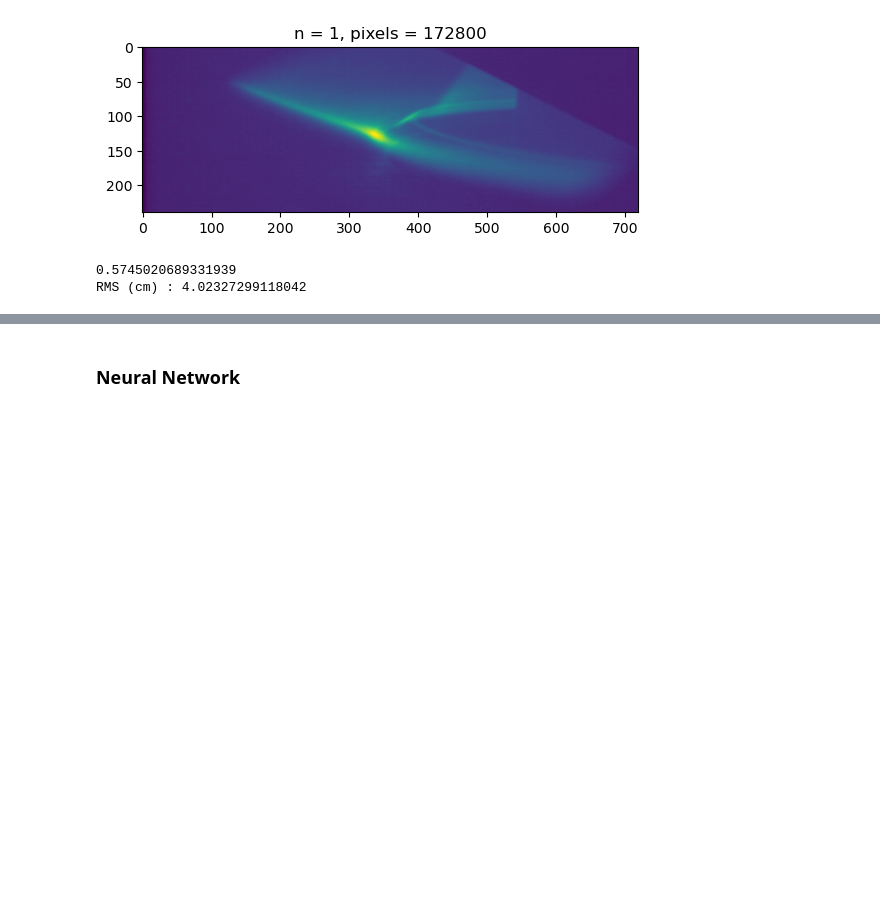
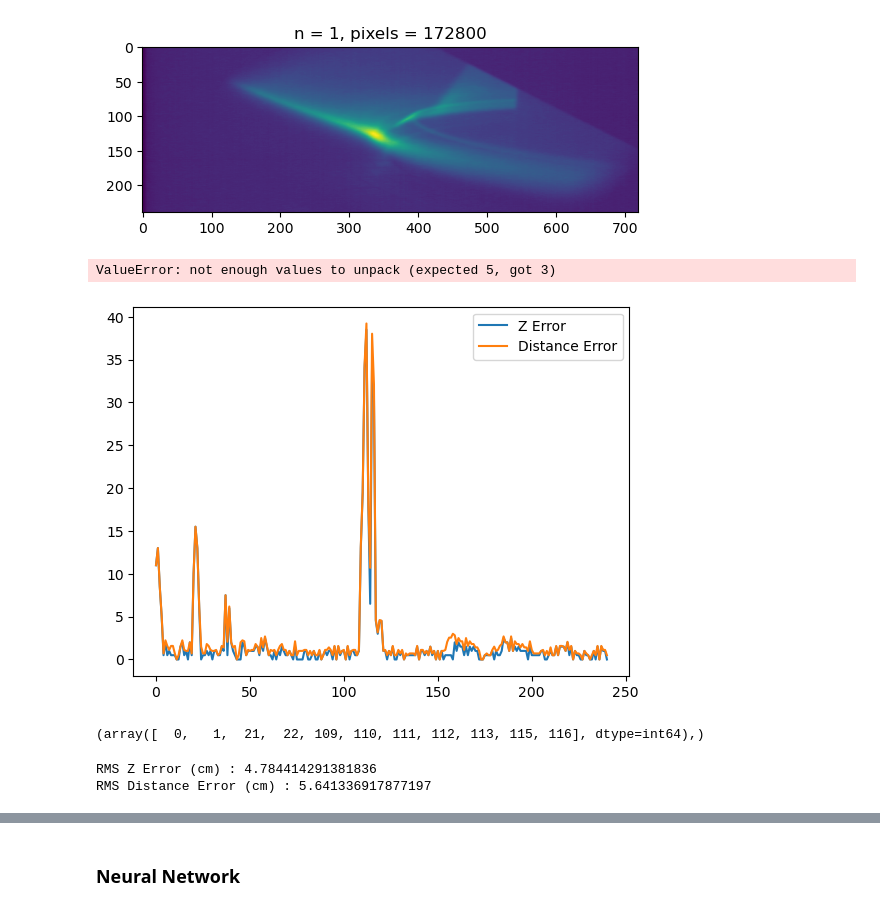
Before and after one commit to PlasmaControl/plasma-tv, a Jupyter notebook: get_coordinates/neural_tv.ipynb, the cells around one changed output, grey strips where cells are left out. Drawn from its saved outputs; the diff is of its cells as text; code cells hidden in the pictures; blank space fills up the shorter version.

```diff
--- a/get_coordinates/neural_tv.ipynb
+++ b/get_coordinates/neural_tv.ipynb
@@ -282,10 +276,30 @@ points_test_reshape = flatten(points_test)
 
 numpixel = vid_train_down_reshape.shape[1]
 
-r_predict, r_sq, dist, rms = regr_scoring(vid_train_down_reshape, vid_test_down_reshape, points_train_reshape, points_test_reshape)
+r_predict, r_sq, dist, rms, z_err = regr_scoring(vid_train_down_reshape, vid_test_down_reshape, points_train_reshape, points_test_reshape)
 
 print(r_sq)
 print(f"RMS (cm) : {rms}")
 # %% [output]
-0.5745020689331939
-RMS (cm) : 4.02327299118042
+ValueError: not enough values to unpack (expected 5, got 3)
+# %%
+plt.plot(z_err, label='Z Error')
+plt.plot(dist, label='Distance Error')
+plt.legend()
+plt.show()
+# %% [output]
+[figure, added]
+# %%
+print(np.where(z_err > 10))
+# %% [output]
+(array([  0,   1,  21,  22, 109, 110, 111, 112, 113, 115, 116], dtype=int64),)
+# %%
+z_err_filter = z_err[z_err < np.percentile(z_err, 100)]
+dist_filter = dist[z_err < np.percentile(dist, 100)]
+z_err_filter_rms = np.sqrt(np.square(z_err_filter).mean())
+dist_filter_rms = np.sqrt(np.square(dist_filter).mean())
+print(f"RMS Z Error (cm) : {z_err_filter_rms}")
+print(f"RMS Distance Error (cm) : {dist_filter_rms}")
+# %% [output]
+RMS Z Error (cm) : 4.784414291381836
+RMS Distance Error (cm) : 5.641336917877197
```
Also changed, not shown: parts of 11 cells of this notebook.
